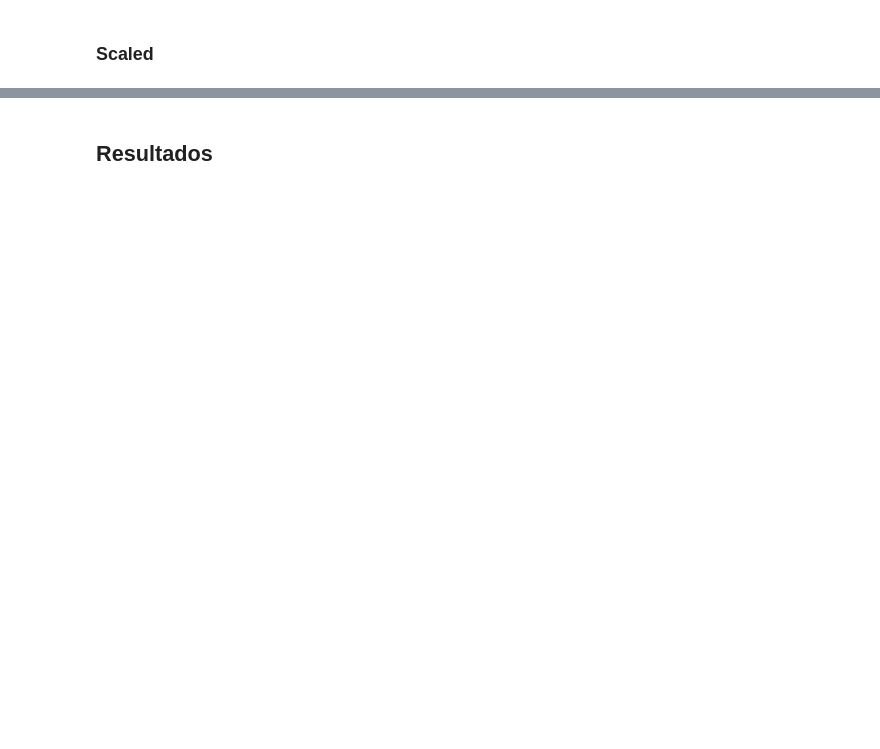
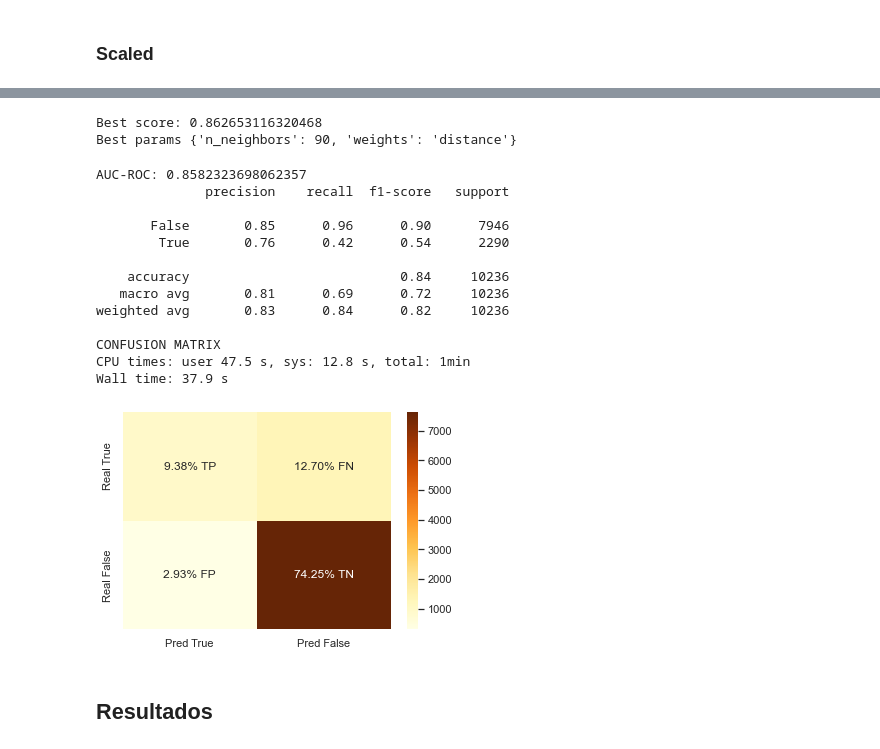
Before and after one commit to NicolasEzequielZulaicaRivera/OD_TPS, a Jupyter notebook: TP2/knn.ipynb, the cells around one changed output, grey strips where cells are left out. Saved outputs shown, nothing was run; the diff lists cells and outputs as text; code cells hidden in the pictures; blank space fills up the shorter version.

```diff
--- a/TP2/knn.ipynb
+++ b/TP2/knn.ipynb
@@ -84,3 +92,5 @@ dtypes: float64(11)
 memory usage: 9.4 MB
 # %%
 train_feat, val_feat, train_targ, val_targ = train_val( df_feat, df_targ, True )
+train_feat2, val_feat2, train_targ2, val_targ2 = train_val( scaled_feat, df_targ, True )
+train_feat3, val_feat3, train_targ3, val_targ3 = train_val( ohe_feat, df_targ, True )
@@ -151,7 +159,7 @@ if (runScaled):
     knn_scaled = KNeighborsClassifier()
     params = {
         'weights': ['uniform','distance'],
-        'n_neighbors': np.arange(30,200,30)
+        'n_neighbors': np.arange(60,120,20)
     }
 
     knn_scaled_grid = HalvingGridSearchCV(
@@ -202,0 +254,6 @@ predictions = predictions.append( pdf )
+# %%
+print(f"Best score: {knn_ohe_grid.best_score_}")
+print(f"Best params {knn_ohe_grid.best_params_}")
+# %% [output]
+Best score: 0.862653116320468
+Best params {'n_neighbors': 90, 'weights': 'distance'}
@@ -202,0 +262,20 @@ predictions = predictions.append( pdf )
+# %%
+%%time
+pred = knn_ohe.predict(val_feat3)
+prob = knn_ohe.predict_proba(val_feat3)
+score(val_targ3,pred, prob[:,1])
+# %% [output]
+AUC-ROC: 0.8582323698062357
+              precision    recall  f1-score   support
+
+       False       0.85      0.96      0.90      7946
+        True       0.76      0.42      0.54      2290
+
+    accuracy                           0.84     10236
+   macro avg       0.81      0.69      0.72     10236
+weighted avg       0.83      0.84      0.82     10236
+
+CONFUSION MATRIX
+CPU times: user 47.5 s, sys: 12.8 s, total: 1min
+Wall time: 37.9 s
+[figure, added]
```
Also changed, not shown: parts of 14 cells of this notebook, 8 other files.
